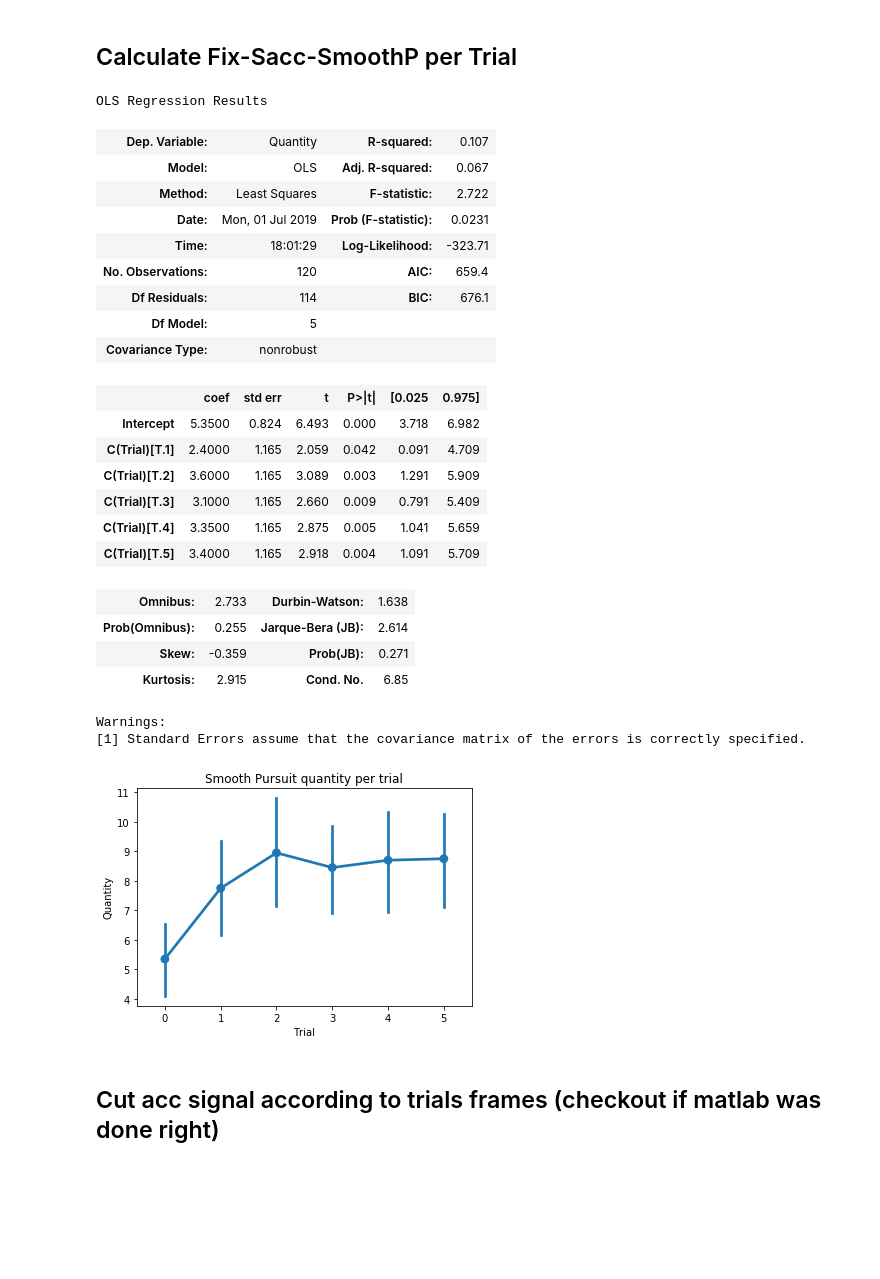
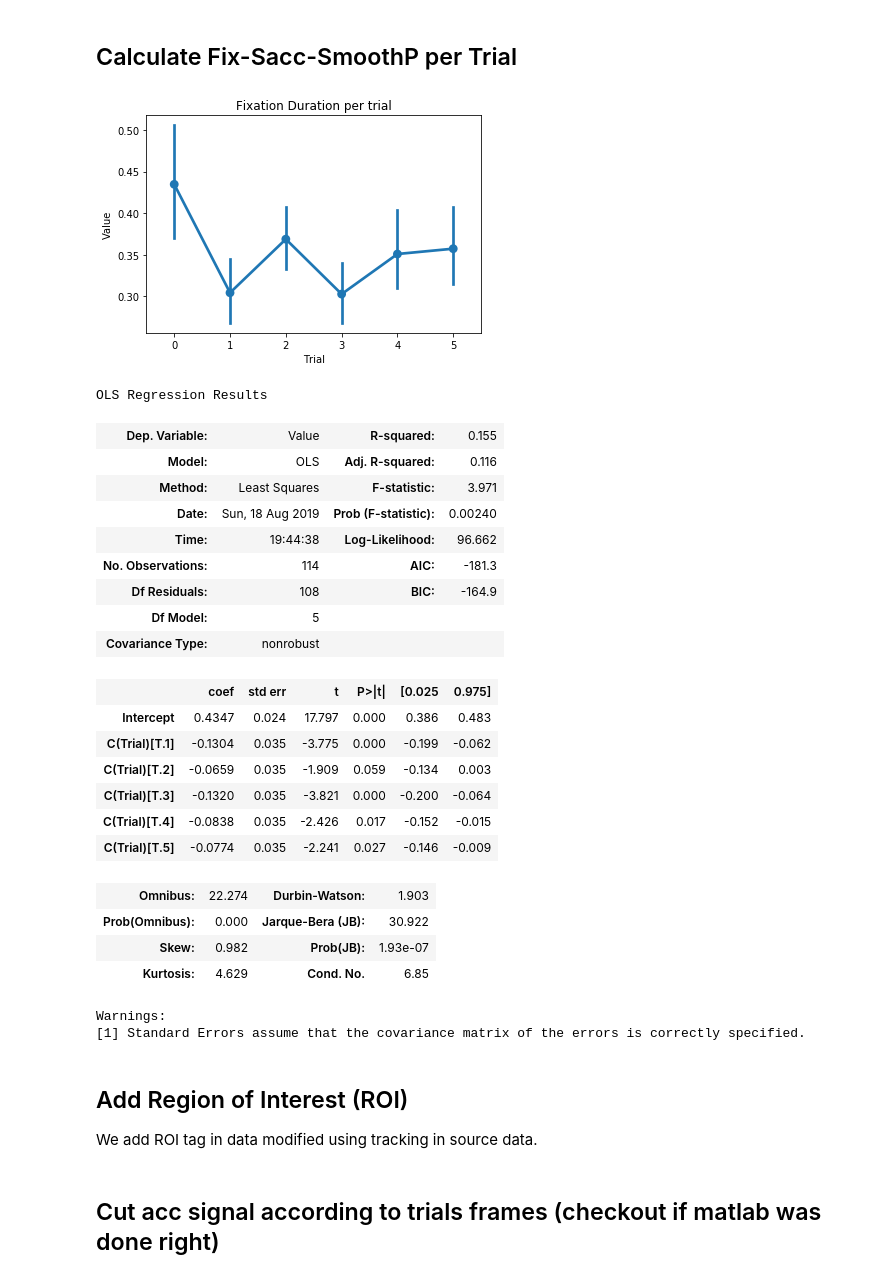
Before and after one commit to harrisonford/accelerometer-data, a Jupyter notebook: Report.ipynb, the cells around one changed output. Saved outputs shown, nothing was run; the diff lists cells and outputs as text; code cells hidden in the pictures; blank space fills up the shorter version.

```diff
--- a/Report.ipynb
+++ b/Report.ipynb
@@ -37,7 +41,12 @@ import pandas as pd
 import numpy as np
 
 
+# resize x-y
 data = pd.read_csv('./source_data/data.csv')
+data['x_start'] = data['x_start']*1920/48
+data['x_end'] = data['x_end']*1920/48
+data['y_start'] = data['y_start']*1080/30
+data['y_end'] = data['y_end']*1080/30
 t0 = data['time_start'].as_matrix()
 subject = data['subject'].as_matrix() - 1  # subject1 is 0 in python
 
@@ -179,60 +193,70 @@ Grand average smooth 0.9650315557224927
 # %%
 import numpy as np
 import pandas as pd
 import seaborn as sns
 # import statsmodels.api as sm
 from statsmodels.formula.api import ols
 
 
+# change here to chose data to plot
+type_dict = dict(Saccade=1, Fixation=2, Smooth_Pursuit=3)
+chosen_type = 'Fixation'
+data_value = 'Duration'
+
 # import data
 data = pd.read_csv('./source_data/data_modified.csv')
 data_type = data['type']
 trial_id = data['trial_id']
 duration = data['duration']
 subject_id = data['subject']
-
-data_list = []  # save subject, trial, duration
+data_list = []  # save subject, trial, duration or quantity
 for trial in range(6):
     for subject in range(20):
-        # tag: 1 - sacc; 2 - fix; 3 - sp
         sub_times = [a_time for a_time, sub, tag, t_id in zip(duration, subject_id, data_type, trial_id)
-                 if sub == subject and tag == 3 and t_id == trial]
-        data_list.append([subject, trial, len(sub_times)])  # append np.nanmean or len for duration/quantity
+                 if sub == subject and tag == type_dict[chosen_type] and t_id == trial]
+        if data_value == 'Quantity':
+            data_list.append([subject, trial, len(sub_times)])
+        else:
+            data_list.append([subject,trial, np.nanmean(sub_times)])
 
 # summarize into a dataframe
-grand_averages = pd.DataFrame(data_list, columns=["Subject", "Trial", "Quantity"])
-point_plot = \
-    sns.pointplot(x="Trial", y="Quantity", data = grand_averages).set_title("Smooth Pursuit quantity per trial")
+grand_averages = pd.DataFrame(data_list, columns=["Subject", "Trial", "Value"])
+point_plot = sns.pointplot(
+    x="Trial", y="Value", data = grand_averages).set_title("{} {} per trial".format(chosen_type, data_value))
 fig = point_plot.get_figure()
-fig.savefig("sp_quantity_trials.png", dpi=1000)
+fig.savefig("{}_{}_trials.png".format(chosen_type, data_value), dpi=1000)
+plt.show()
 
 # apply ANOVA for significance
-anova = ols('Quantity ~ C(Trial)', data=grand_averages).fit()
+anova = ols('Value ~ C(Trial)', data=grand_averages).fit()
 anova.summary()
 # aov_table = sm.stats.anova_lm(anova, typ=2)
 # aov_table
 # %% [output]
+[figure, new version]
 OLS Regression Results
-| Dep. Variable: | Quantity | R-squared: | 0.107 |
-| Model: | OLS | Adj. R-squared: | 0.067 |
-| Method: | Least Squares | F-statistic: | 2.722 |
-| Date: | Mon, 01 Jul 2019 | Prob (F-statistic): | 0.0231 |
-| Time: | 18:01:29 | Log-Likelihood: | -323.71 |
-| No. Observations: | 120 | AIC: | 659.4 |
-| Df Residuals: | 114 | BIC: | 676.1 |
+| Dep. Variable: | Value | R-squared: | 0.155 |
+| Model: | OLS | Adj. R-squared: | 0.116 |
+| Method: | Least Squares | F-statistic: | 3.971 |
+| Date: | Sun, 18 Aug 2019 | Prob (F-statistic): | 0.00240 |
+| Time: | 19:44:38 | Log-Likelihood: | 96.662 |
+| No. Observations: | 114 | AIC: | -181.3 |
+| Df Residuals: | 108 | BIC: | -164.9 |
 | Df Model: | 5 |  |  |
 | Covariance Type: | nonrobust |  |  |
 |  | coef | std err | t | P>|t| | [0.025 | 0.975] |
-| Intercept | 5.3500 | 0.824 | 6.493 | 0.000 | 3.718 | 6.982 |
-| C(Trial)[T.1] | 2.4000 | 1.165 | 2.059 | 0.042 | 0.091 | 4.709 |
-| C(Trial)[T.2] | 3.6000 | 1.165 | 3.089 | 0.003 | 1.291 | 5.909 |
-| C(Trial)[T.3] | 3.1000 | 1.165 | 2.660 | 0.009 | 0.791 | 5.409 |
-| C(Trial)[T.4] | 3.3500 | 1.165 | 2.875 | 0.005 | 1.041 | 5.659 |
-| C(Trial)[T.5] | 3.4000 | 1.165 | 2.918 | 0.004 | 1.091 | 5.709 |
+| Intercept | 0.4347 | 0.024 | 17.797 | 0.000 | 0.386 | 0.483 |
+| C(Trial)[T.1] | -0.1304 | 0.035 | -3.775 | 0.000 | -0.199 | -0.062 |
+| C(Trial)[T.2] | -0.0659 | 0.035 | -1.909 | 0.059 | -0.134 | 0.003 |
+| C(Trial)[T.3] | -0.1320 | 0.035 | -3.821 | 0.000 | -0.200 | -0.064 |
+| C(Trial)[T.4] | -0.0838 | 0.035 | -2.426 | 0.017 | -0.152 | -0.015 |
+| C(Trial)[T.5] | -0.0774 | 0.035 | -2.241 | 0.027 | -0.146 | -0.009 |
-| Omnibus: | 2.733 | Durbin-Watson: | 1.638 |
-| Prob(Omnibus): | 0.255 | Jarque-Bera (JB): | 2.614 |
-| Skew: | -0.359 | Prob(JB): | 0.271 |
-| Kurtosis: | 2.915 | Cond. No. | 6.85 |
+| Omnibus: | 22.274 | Durbin-Watson: | 1.903 |
+| Prob(Omnibus): | 0.000 | Jarque-Bera (JB): | 30.922 |
+| Skew: | 0.982 | Prob(JB): | 1.93e-07 |
+| Kurtosis: | 4.629 | Cond. No. | 6.85 |
 Warnings:
 [1] Standard Errors assume that the covariance matrix of the errors is correctly specified.
-[figure, old version]
+# %% [markdown]
+## Add Region of Interest (ROI)
+We add ROI tag in data modified using tracking in source data.
```
Also changed, not shown: parts of 7 cells of this notebook, 18 other files.
